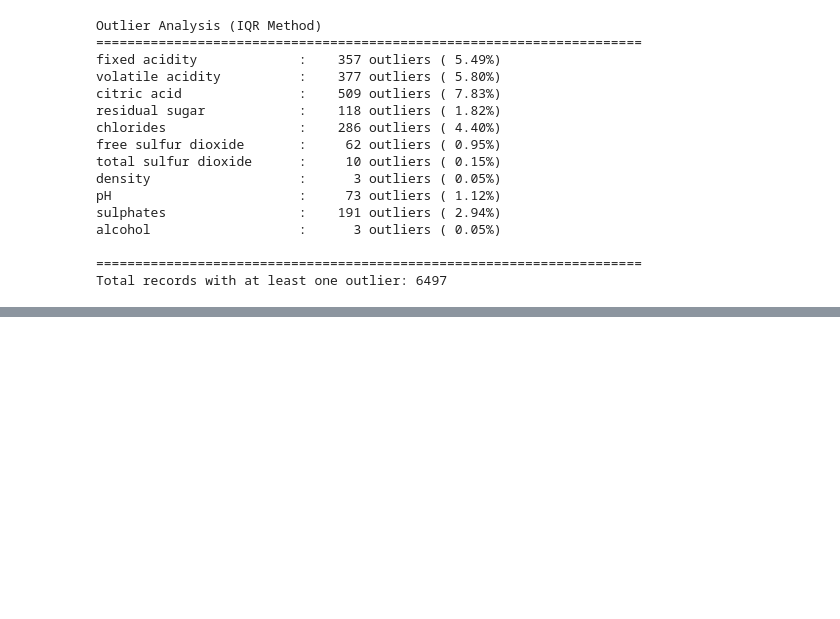
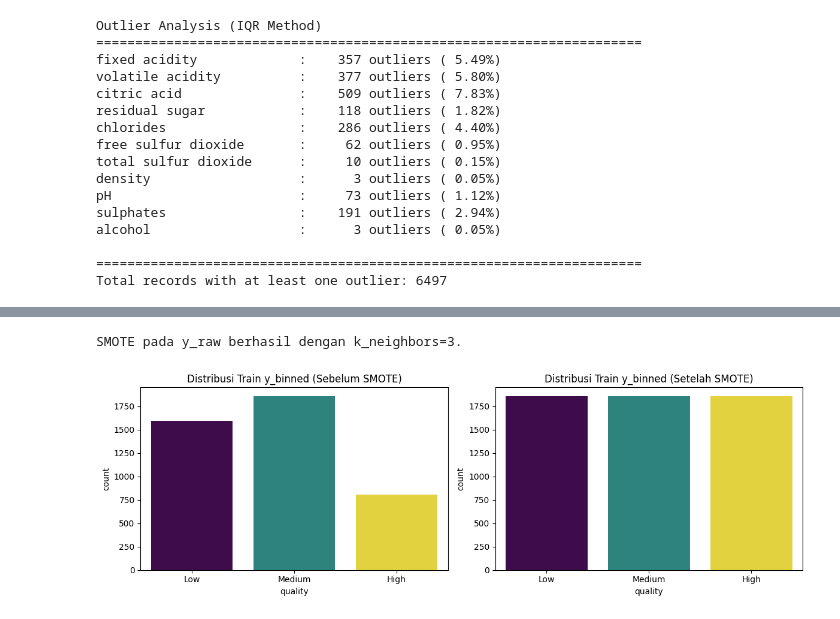
Before and after one commit to AzrilFahmiardi/wine-quality-pbl, a Jupyter notebook: main.ipynb, the cells around one changed output, grey strips where cells are left out. Saved outputs shown, nothing was run; the diff lists cells and outputs as text; code cells hidden in the pictures; blank space fills up the shorter version.

```diff
--- a/main.ipynb
+++ b/main.ipynb
@@ -331,0 +471,40 @@ Total records with at least one outlier: 6497
+# %%
+from imblearn.over_sampling import SMOTE
+
+smote = SMOTE(random_state=42)
+
+# SMOTE untuk y_raw
+# Karena kelas 3 dan 9 memiliki sampel sangat sedikit (< k_neighbors=5 default SMOTE), kita harus menyesuaikan k_neighbors jika ingin melakukan resample pada y_raw.
+from collections import Counter
+min_class_count = min(Counter(y_train_raw).values())
+k_neighbors = min(5, min_class_count - 1) if min_class_count > 1 else 1
+
+if k_neighbors > 0:
+    smote_raw = SMOTE(random_state=42, k_neighbors=k_neighbors)
+    try:
+        X_train_raw_std_sm, y_train_raw_sm = smote_raw.fit_resample(X_train_raw_std, y_train_raw)
+        print(f'SMOTE pada y_raw berhasil dengan k_neighbors={k_neighbors}.')
+    except Exception as e:
+        print(f'SMOTE pada y_raw gagal: {e}')
+else:
+    print('SMOTE pada y_raw tidak dapat dilakukan karena ada kelas dengan hanya 1 sampel.')
+
+# SMOTE untuk y_binned (Ini lebih stabil karena kelas digabungkan)
+X_train_bin_std_sm, y_train_bin_sm = smote.fit_resample(X_train_bin_std, y_train_bin)
+
+fig, axes = plt.subplots(1, 2, figsize=(12, 4))
+sns.countplot(x=y_train_bin, ax=axes[0], palette='viridis', hue=y_train_bin, legend=False)
+axes[0].set_title('Distribusi Train y_binned (Sebelum SMOTE)')
+axes[0].set_xticks([0, 1, 2])
+axes[0].set_xticklabels(['Low', 'Medium', 'High'])
+
+sns.countplot(x=y_train_bin_sm, ax=axes[1], palette='viridis', hue=y_train_bin_sm, legend=False)
+axes[1].set_title('Distribusi Train y_binned (Setelah SMOTE)')
+axes[1].set_xticks([0, 1, 2])
+axes[1].set_xticklabels(['Low', 'Medium', 'High'])
+
+plt.tight_layout()
+plt.show()
+# %% [output]
+SMOTE pada y_raw berhasil dengan k_neighbors=3.
+[figure, added]
```
Also changed, not shown: parts of 26 cells of this notebook, 11 other files.
